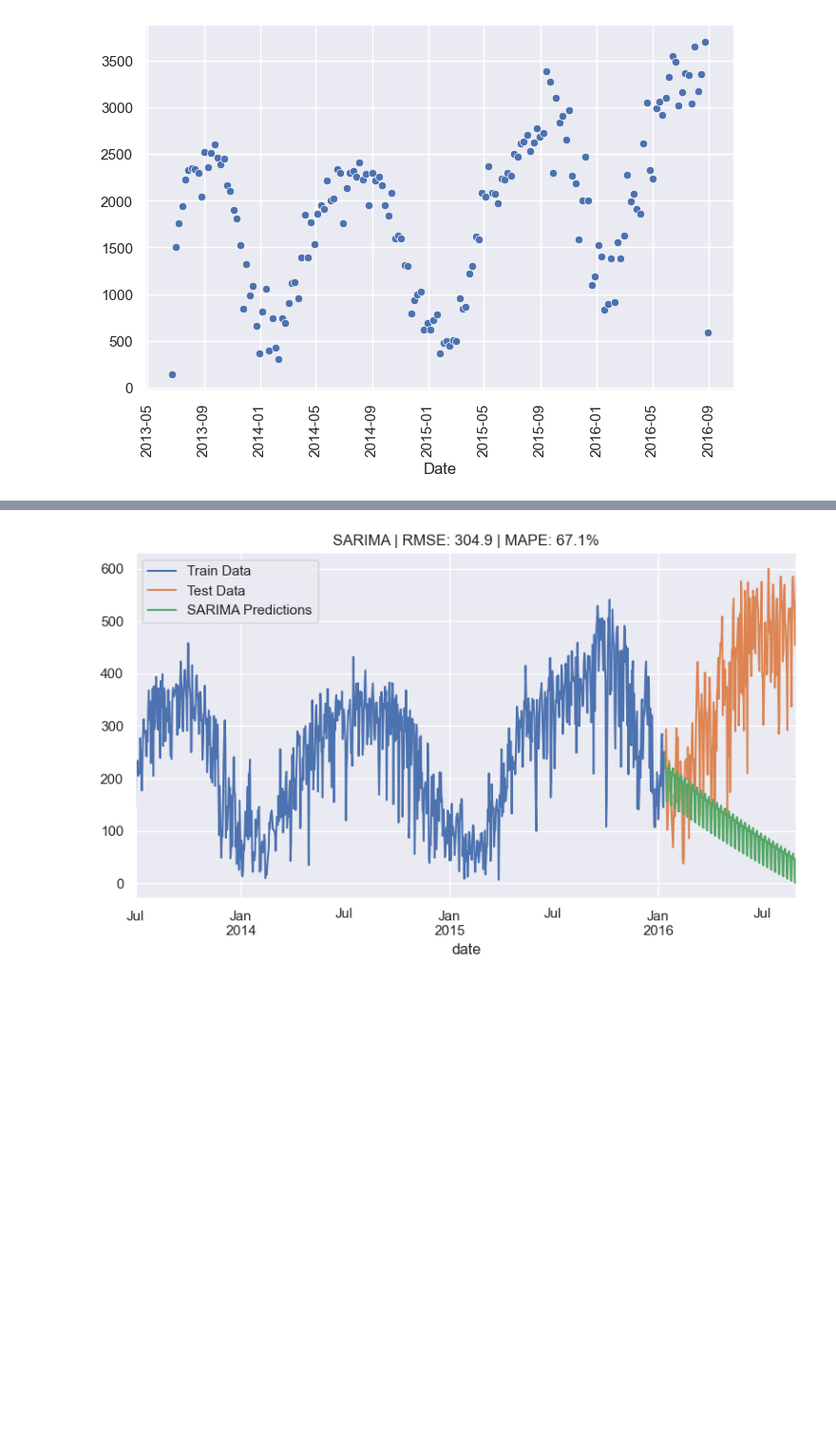
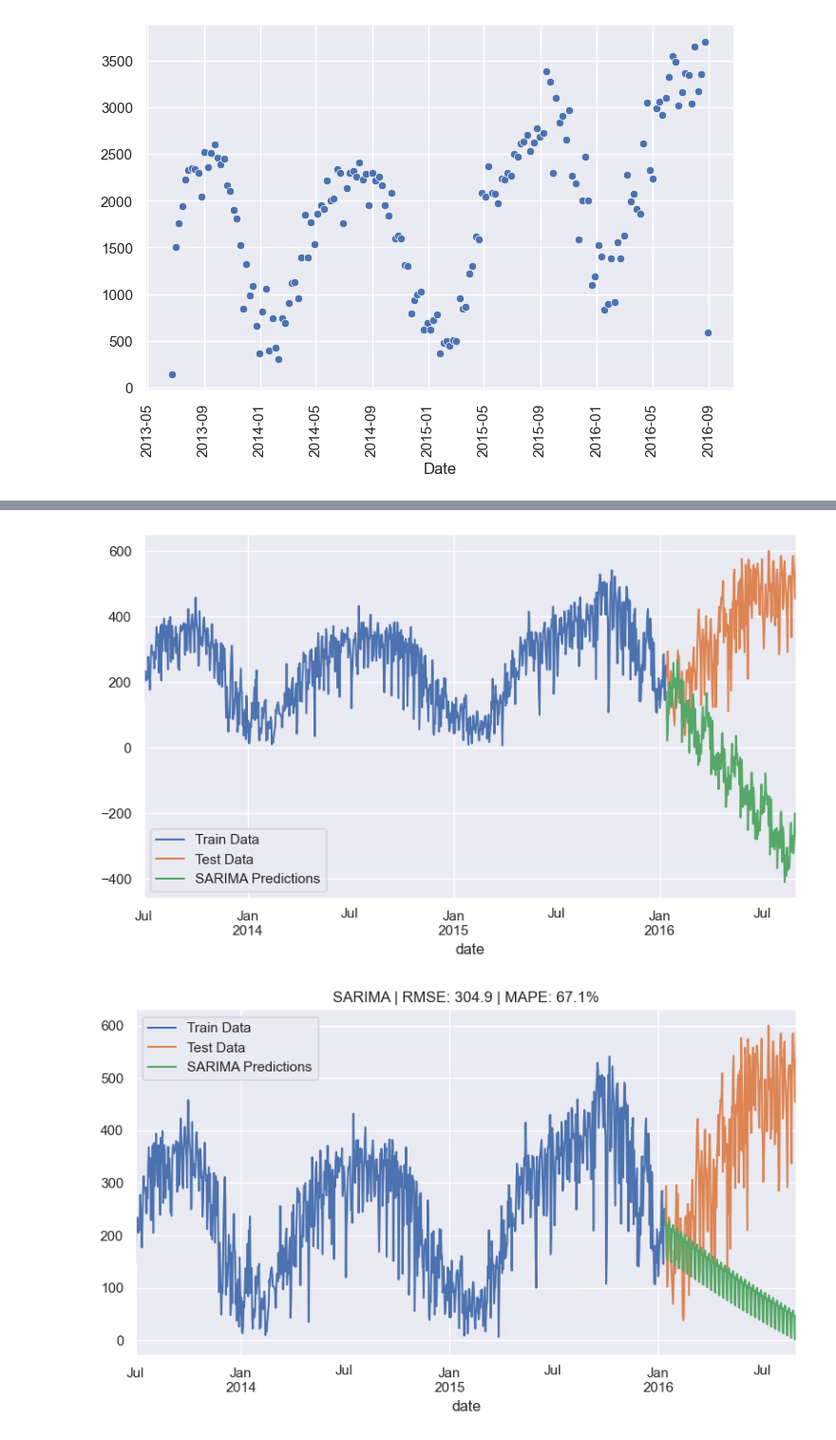
Before and after one commit to scunden/citi-bike, a Jupyter notebook: 2. Citibike usage forecast.ipynb, the cells around one changed output, grey strips where cells are left out. Shown: that part at 95% size. Drawn from its saved outputs; the diff is of its cells as text; code cells hidden in the pictures; blank space fills up the shorter version.

```diff
--- a/2. Citibike usage forecast.ipynb
+++ b/2. Citibike usage forecast.ipynb
@@ -125,0 +160,4 @@ ax.tick_params(axis='x', rotation=90)
+# %%
+import statsmodels.api as sm
+
+w = sm.tsa.statespace.SARIMAX(train_w, order=(1, 1, 1), seasonal_order=(1, 1, 0, 52)).fit(disp=False)
@@ -126,3 +170,16 @@ ax.tick_params(axis='x', rotation=90)
+# %%
+fig, ax = plt.subplots(figsize=(8,5))
+ax.tick_params(axis='x', rotation=90)
+
+sarima_pred = w.forecast(steps = len(test_w))
+
+train_w.plot(ax=ax, label='Train Data')
+test_w.plot(ax=ax, label='Test Data')
+sarima_pred.plot(ax=ax, label='SARIMA Predictions')
+ax.legend()
+fig.tight_layout()
+# %% [output]
+[figure, added]
 # %%
 # from pmdarima import auto_arima
 # model = auto_arima(y = train_w,
```
Also changed, not shown: parts of 6 cells of this notebook, 3 other files.
